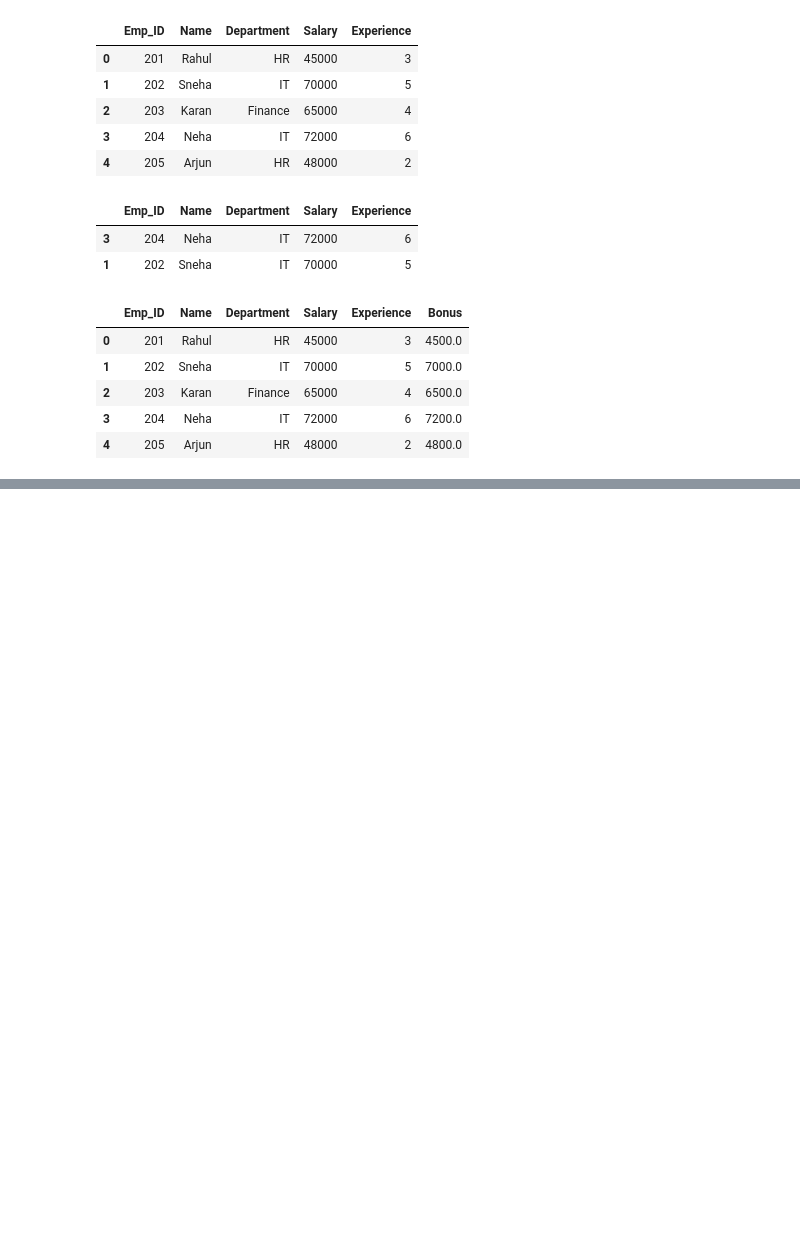
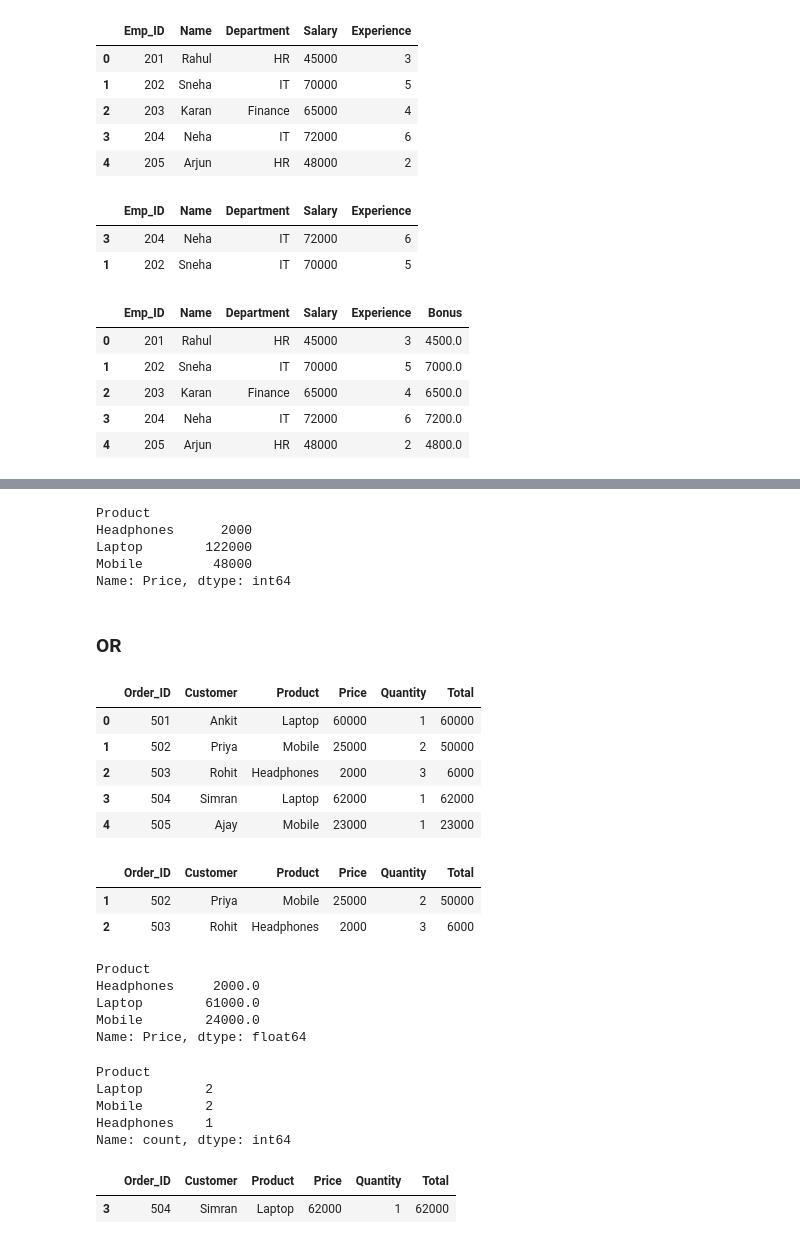
Before and after one commit to MSD-0007/Data-Visualization-4thSem, a Jupyter notebook: Drive/Functions_Methods_Index.ipynb, the cells around one changed output, grey strips where cells are left out. Saved outputs shown, nothing was run; the diff lists cells and outputs as text; code cells hidden in the pictures; blank space fills up the shorter version.

```diff
--- a/Drive/Functions_Methods_Index.ipynb
+++ b/Drive/Functions_Methods_Index.ipynb
@@ -337,0 +340,9 @@ emp_df.assign(Bonus=emp_df["Salary"] * 0.1)
+# %%
+o_df = pd.DataFrame({
+    "Order_ID": [501, 502, 503, 504, 505],
+    "Customer": ["Ankit", "Priya", "Rohit", "Simran", "Ajay"],
+    "Product": ["Laptop", "Mobile", "Headphones", "Laptop", "Mobile"],
+    "Price": [60000, 25000, 2000, 62000, 23000],
+    "Quantity": [1, 2, 3, 1, 1]
+})
+o_df
@@ -337,0 +370,47 @@ emp_df.assign(Bonus=emp_df["Salary"] * 0.1)
+# %%
+o_df.groupby("Product")["Price"].sum()
+# %% [output]
+Product
+Headphones      2000
+Laptop        122000
+Mobile         48000
+Name: Price, dtype: int64
+# %% [markdown]
+### OR
+# %%
+o_df["Total"] = o_df["Price"] * o_df["Quantity"]
+o_df
+# %% [output]
+|  | Order_ID | Customer | Product | Price | Quantity | Total |
+| 0 | 501 | Ankit | Laptop | 60000 | 1 | 60000 |
+| 1 | 502 | Priya | Mobile | 25000 | 2 | 50000 |
+| 2 | 503 | Rohit | Headphones | 2000 | 3 | 6000 |
+| 3 | 504 | Simran | Laptop | 62000 | 1 | 62000 |
+| 4 | 505 | Ajay | Mobile | 23000 | 1 | 23000 |
+# %%
+o_df[o_df["Quantity"] > 1]
+# %% [output]
+|  | Order_ID | Customer | Product | Price | Quantity | Total |
+| 1 | 502 | Priya | Mobile | 25000 | 2 | 50000 |
+| 2 | 503 | Rohit | Headphones | 2000 | 3 | 6000 |
+# %%
+o_df.groupby("Product")["Price"].mean()
+# %% [output]
+Product
+Headphones     2000.0
+Laptop        61000.0
+Mobile        24000.0
+Name: Price, dtype: float64
+# %%
+o_df.value_counts("Product")
+# %% [output]
+Product
+Laptop        2
+Mobile        2
+Headphones    1
+Name: count, dtype: int64
+# %%
+o_df.sort_values("Price", ascending=False).head(1)
+# %% [output]
+|  | Order_ID | Customer | Product | Price | Quantity | Total |
+| 3 | 504 | Simran | Laptop | 62000 | 1 | 62000 |
```
Also changed, not shown: parts of 4 cells of this notebook.
